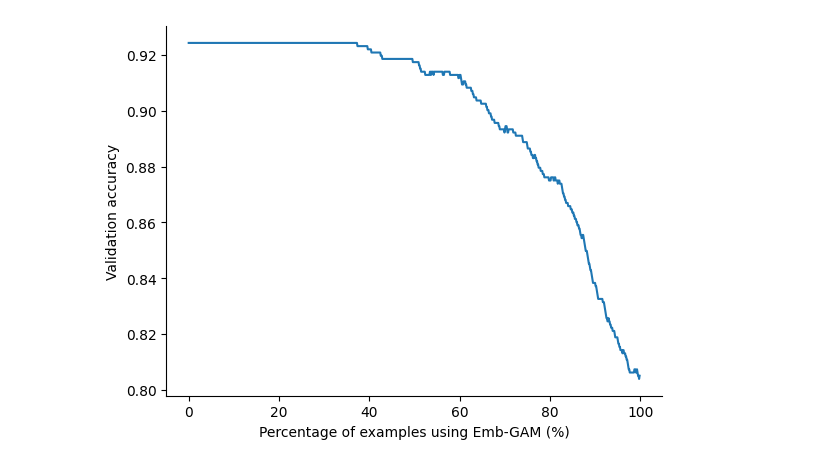
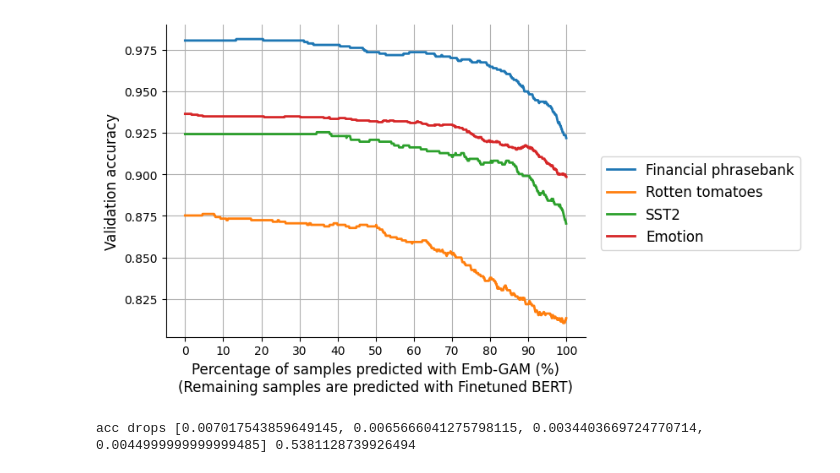
Before and after one commit to microsoft/augmented-interpretable-models, a Jupyter notebook: notebooks/03_acc_interpolate.ipynb, the cells around one changed output. Cells and saved outputs as stored; diff of their text form; code cells hidden in the pictures.

```diff
--- a/notebooks/03_acc_interpolate.ipynb
+++ b/notebooks/03_acc_interpolate.ipynb
@@ -46,4 +30,0 @@ rs.head()
-# %%
-dset = 'sst2'
-dataset, dataset_key_text = embgam.data.process_data_and_args(dset)
-dval = dataset['validation']
@@ -55,2 +149,2 @@ Found cached dataset sst2 (/home/chansingh/.cache/huggingface/datasets/sst2/defa
 # %%
-row = pkl.load(open(oj(config.results_dir, 'sst_bert_finetuned_ngrams=2.pkl'), 'rb'))
+out = pkl.load(open(oj(config.repo_dir, 'results/acc_interpolate.pkl'), 'rb'))
@@ -123,9 +151,20 @@ plt.show()
-# %%
-num_correct_combined = num_correct_cum + (np.max(num_correct_cum_dnn) - num_correct_cum_dnn)
-# %%
-plt.plot(np.arange(n) / n * 100, num_correct_combined / n)
-plt.xlabel('Percentage of examples using Emb-GAM (%)')
-plt.ylabel('Validation accuracy')
-plt.show()
-# %% [output]
-[figure, removed]
+# %%
+dsets = out['dset']
+acc_drops = []
+for i, dset in enumerate(dsets):
+    num_correct_combined = out['num_correct_combined'][i]
+    n = num_correct_combined.size
+    plt.plot(np.arange(n) / n * 100, num_correct_combined / n, lw=2, label=analyze_helper.DSETS_RENAME_DICT[dset])
+    drop = out['acc_dnn'][i] - num_correct_combined[n // 2] / n
+    acc_drops.append(drop)
+    plt.xlabel('Percentage of samples predicted with Emb-GAM (%)\n(Remaining samples are predicted with Finetuned BERT)', fontsize='large')
+    plt.ylabel('Validation accuracy', fontsize='large')
+plt.xticks(np.arange(0, 101, 10))
+plt.grid()
+plt.legend(bbox_to_anchor=(1.02, 0.6), fontsize='large') #, loc='upper left')
+plt.savefig('acc_interpolate.pdf', bbox_inches='tight')
+plt.show()
+print('acc drops', acc_drops, 100 * np.array(acc_drops).mean())
+# %% [output]
+[figure, added]
+acc drops [0.007017543859649145, 0.0065666041275798115, 0.0034403669724770714, 0.0044999999999999485] 0.5381128739926494
```
Also changed, not shown: parts of 17 cells of this notebook, 8 other files.
